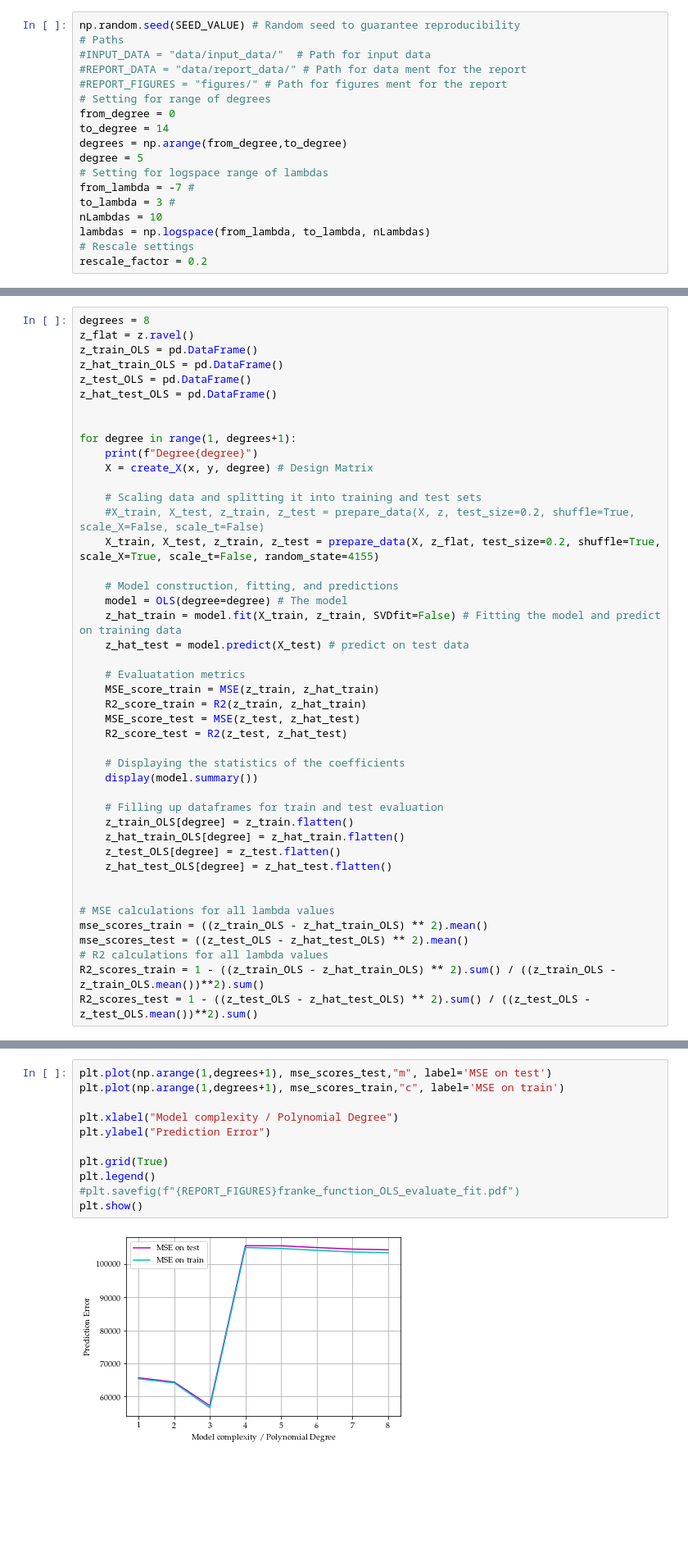
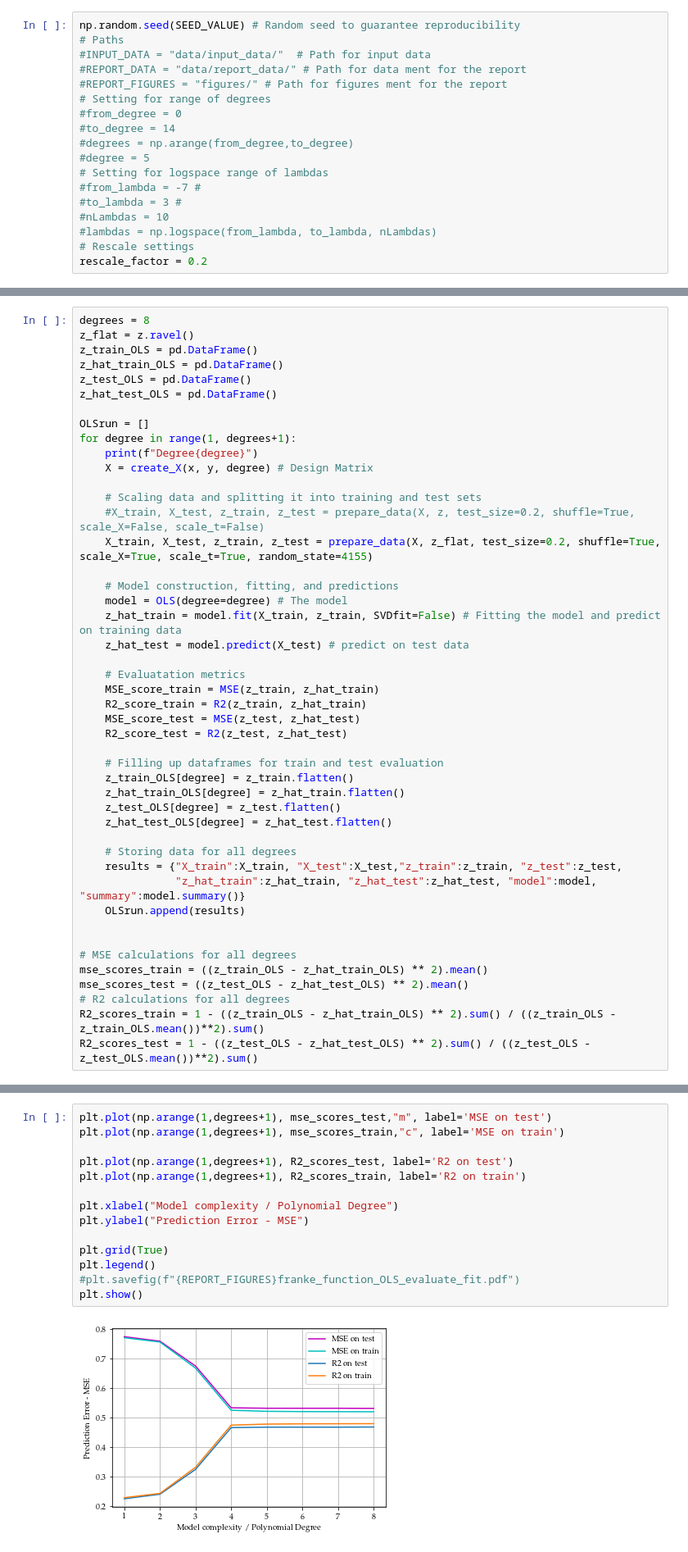
Before and after one commit to AndreasBordvik/FYS-STK4155-Prj1_report, a Jupyter notebook: code/Exercise6.ipynb, the cells around one changed output, grey strips where cells are left out. Shown at 82% size. Saved outputs shown, nothing was run; the diff lists cells and outputs as text; blank space fills up the shorter version.

Commit message:
ex6 and bugfixes for model and summary in common file

```diff
--- a/code/Exercise6.ipynb
+++ b/code/Exercise6.ipynb
@@ -38,15 +38,15 @@ np.random.seed(SEED_VALUE) # Random seed to guarantee reproducibility
 #REPORT_DATA = "data/report_data/" # Path for data ment for the report
 #REPORT_FIGURES = "figures/" # Path for figures ment for the report
 # Setting for range of degrees
-from_degree = 0
-to_degree = 14
-degrees = np.arange(from_degree,to_degree)
-degree = 5
+#from_degree = 0
+#to_degree = 14
+#degrees = np.arange(from_degree,to_degree)
+#degree = 5
 # Setting for logspace range of lambdas
-from_lambda = -7 #
-to_lambda = 3 #
-nLambdas = 10
-lambdas = np.logspace(from_lambda, to_lambda, nLambdas)
+#from_lambda = -7 #
+#to_lambda = 3 #
+#nLambdas = 10
+#lambdas = np.logspace(from_lambda, to_lambda, nLambdas)
 # Rescale settings
 rescale_factor = 0.2
 # %% [markdown]
@@ -265,14 +265,14 @@ z_hat_train_OLS = pd.DataFrame()
 z_test_OLS = pd.DataFrame()
 z_hat_test_OLS = pd.DataFrame()
 
-
+OLSrun = []
 for degree in range(1, degrees+1):
     print(f"Degree{degree}")
     X = create_X(x, y, degree) # Design Matrix
 
     # Scaling data and splitting it into training and test sets
     #X_train, X_test, z_train, z_test = prepare_data(X, z, test_size=0.2, shuffle=True, scale_X=False, scale_t=False)
-    X_train, X_test, z_train, z_test = prepare_data(X, z_flat, test_size=0.2, shuffle=True, scale_X=True, scale_t=False, random_state=4155)
+    X_train, X_test, z_train, z_test = prepare_data(X, z_flat, test_size=0.2, shuffle=True, scale_X=True, scale_t=True, random_state=4155)
 
     # Model construction, fitting, and predictions
     model = OLS(degree=degree) # The model
@@ -285,20 +285,22 @@ for degree in range(1, degrees+1):
     MSE_score_test = MSE(z_test, z_hat_test)
     R2_score_test = R2(z_test, z_hat_test)
 
-    # Displaying the statistics of the coefficients
-    display(model.summary())
-
     # Filling up dataframes for train and test evaluation
     z_train_OLS[degree] = z_train.flatten()
     z_hat_train_OLS[degree] = z_hat_train.flatten()
     z_test_OLS[degree] = z_test.flatten()
     z_hat_test_OLS[degree] = z_hat_test.flatten()
 
+    # Storing data for all degrees
+    results = {"X_train":X_train, "X_test":X_test,"z_train":z_train, "z_test":z_test,
+               "z_hat_train":z_hat_train, "z_hat_test":z_hat_test, "model":model, "summary":model.summary()}
+    OLSrun.append(results)
 
-# MSE calculations for all lambda values
+
+# MSE calculations for all degrees
 mse_scores_train = ((z_train_OLS - z_hat_train_OLS) ** 2).mean()
 mse_scores_test = ((z_test_OLS - z_hat_test_OLS) ** 2).mean()
-# R2 calculations for all lambda values
+# R2 calculations for all degrees
 R2_scores_train = 1 - ((z_train_OLS - z_hat_train_OLS) ** 2).sum() / ((z_train_OLS - z_train_OLS.mean())**2).sum()
 R2_scores_test = 1 - ((z_test_OLS - z_hat_test_OLS) ** 2).sum() / ((z_test_OLS - z_test_OLS.mean())**2).sum()
 # %% [output]
@@ -310,13 +317,16 @@ LinAlgError: Singular matrix
 # %%
 plt.plot(np.arange(1,degrees+1), mse_scores_test,"m", label='MSE on test')
 plt.plot(np.arange(1,degrees+1), mse_scores_train,"c", label='MSE on train')
 
+plt.plot(np.arange(1,degrees+1), R2_scores_test, label='R2 on test')
+plt.plot(np.arange(1,degrees+1), R2_scores_train, label='R2 on train')
+
 plt.xlabel("Model complexity / Polynomial Degree")
-plt.ylabel("Prediction Error")
+plt.ylabel("Prediction Error - MSE")
 
 plt.grid(True)
 plt.legend()
 #plt.savefig(f"{REPORT_FIGURES}franke_function_OLS_evaluate_fit.pdf")
 plt.show()
 # %% [output]
-[figure, old version]
+[figure, new version]
```
Also changed, not shown: parts of 7 cells of this notebook, 1 other file.
